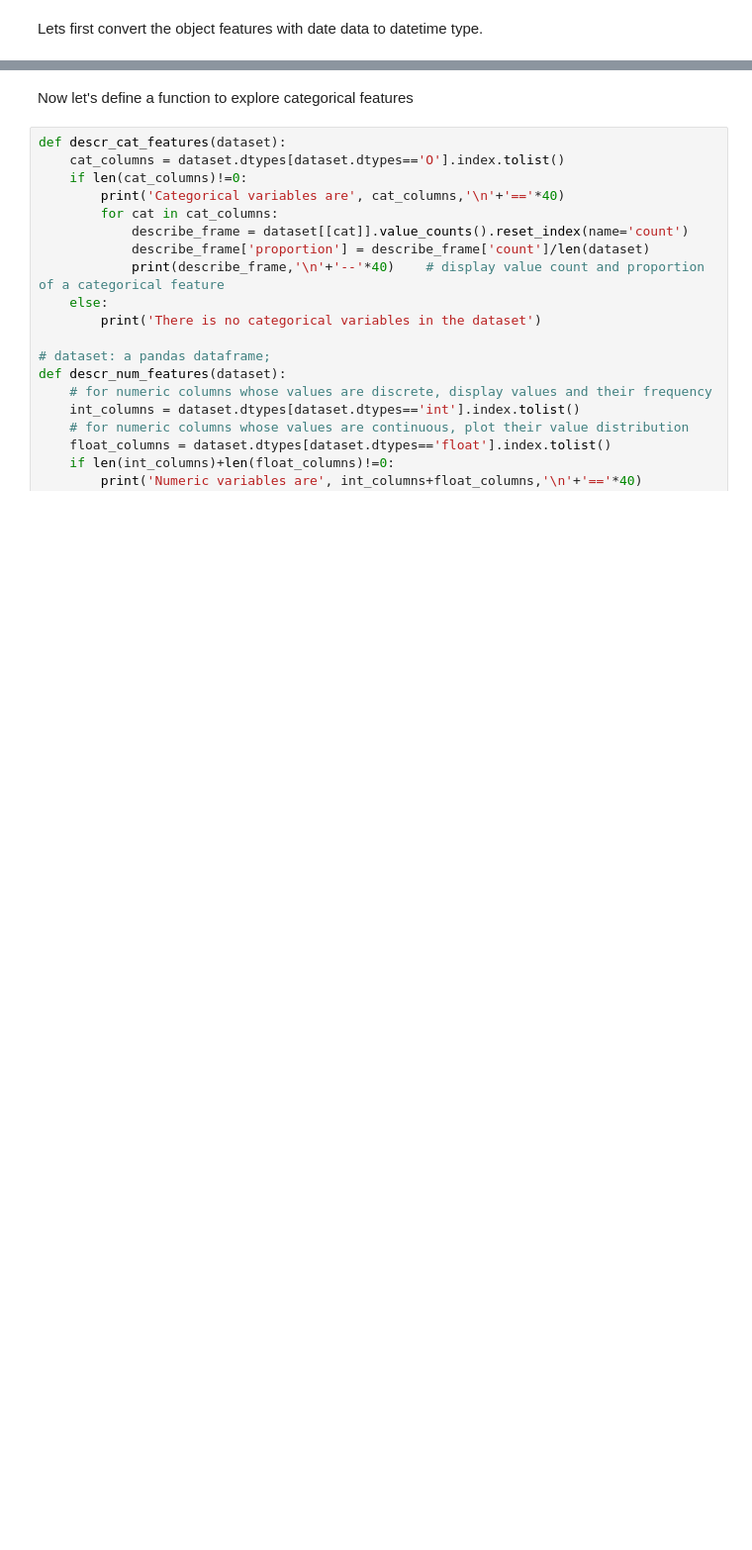
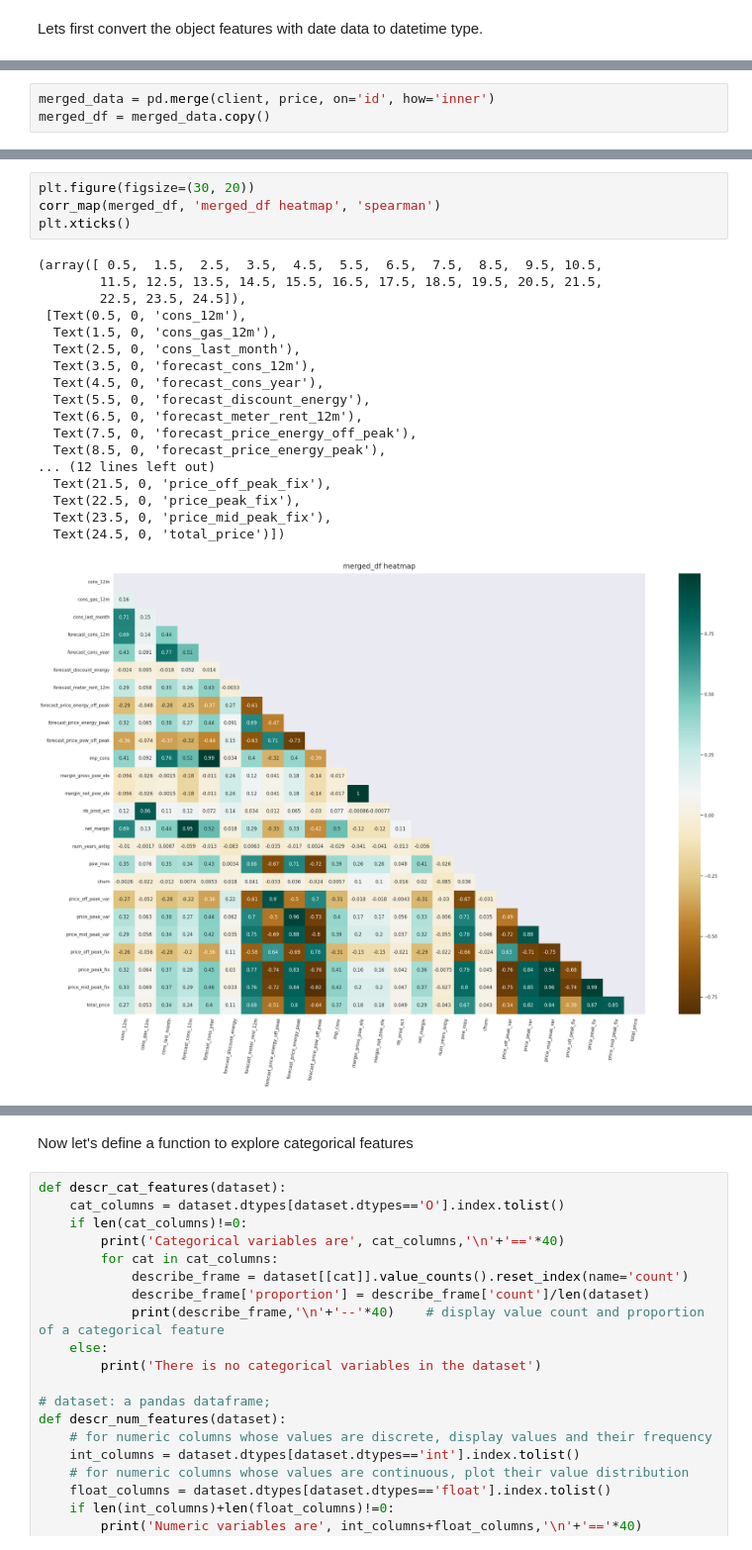
Before and after one commit to hantablack9/BCG-Forage-PowerCo-customer-churn, a Jupyter notebook: 2. EDA || BCG PowerCo churn problem.ipynb, the cells around one changed output, grey strips where cells are left out. Shown at 99% size. Drawn from its saved outputs; the diff is of its cells as text; blank space fills up the shorter version.

```diff
--- a/2. EDA || BCG PowerCo churn problem.ipynb
+++ b/2. EDA || BCG PowerCo churn problem.ipynb
@@ -259,0 +285,3 @@ dtype: object
+# %%
+merged_data = pd.merge(client, price, on='id', how='inner')
+merged_df = merged_data.copy()
@@ -259,0 +465,23 @@ dtype: object
+# %%
+plt.figure(figsize=(30, 20))
+corr_map(merged_df, 'merged_df heatmap', 'spearman')
+plt.xticks()
+# %% [output]
+(array([ 0.5,  1.5,  2.5,  3.5,  4.5,  5.5,  6.5,  7.5,  8.5,  9.5, 10.5,
+        11.5, 12.5, 13.5, 14.5, 15.5, 16.5, 17.5, 18.5, 19.5, 20.5, 21.5,
+        22.5, 23.5, 24.5]),
+ [Text(0.5, 0, 'cons_12m'),
+  Text(1.5, 0, 'cons_gas_12m'),
+  Text(2.5, 0, 'cons_last_month'),
+  Text(3.5, 0, 'forecast_cons_12m'),
+  Text(4.5, 0, 'forecast_cons_year'),
+  Text(5.5, 0, 'forecast_discount_energy'),
+  Text(6.5, 0, 'forecast_meter_rent_12m'),
+  Text(7.5, 0, 'forecast_price_energy_off_peak'),
+  Text(8.5, 0, 'forecast_price_energy_peak'),
+... (12 lines left out)
+  Text(21.5, 0, 'price_off_peak_fix'),
+  Text(22.5, 0, 'price_peak_fix'),
+  Text(23.5, 0, 'price_mid_peak_fix'),
+  Text(24.5, 0, 'total_price')])
+[figure, added]
```
Also changed, not shown: parts of 68 cells of this notebook.
